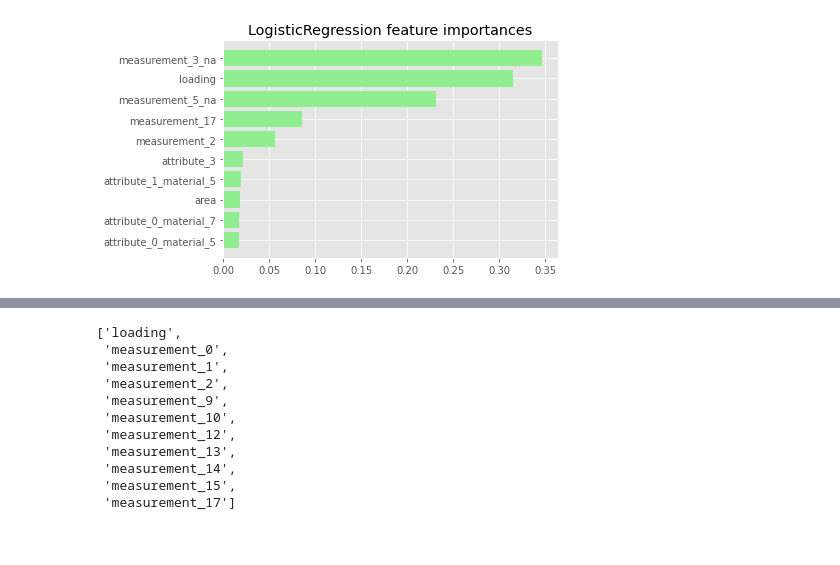
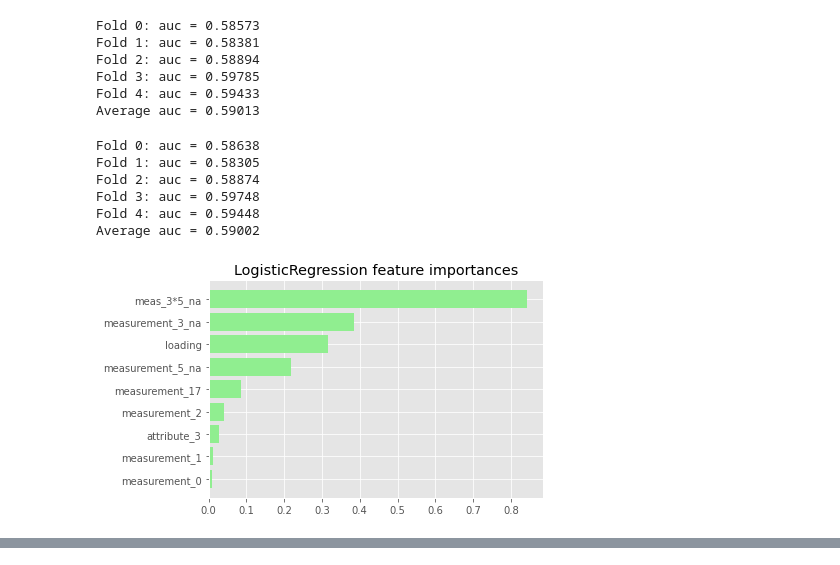
Before and after one commit to Graham-Broughton/S2E8, a Jupyter notebook: notebooks/GI/5.Feature_Selection.ipynb, the cells around one changed output, grey strips where cells are left out. Saved outputs shown, nothing was run; the diff lists cells and outputs as text; code cells hidden in the pictures.

```diff
--- a/notebooks/GI/5.Feature_Selection.ipynb
+++ b/notebooks/GI/5.Feature_Selection.ipynb
@@ -83,16 +80,60 @@ Average auc = 0.59013
+# %%
+auc_list, test_pred_list, importance_list, preds = run_model(data)
+# %% [output]
+Fold 0: auc = 0.58573
+Fold 1: auc = 0.58381
+Fold 2: auc = 0.58894
+Fold 3: auc = 0.59785
+Fold 4: auc = 0.59433
+Average auc = 0.59013
 # %%
 sub = pd.read_csv(CFG['SUBMISSIONS'] + 'sample_submission.csv', index_col='id')
 sub['failure'] = preds
 sub.to_csv(CFG['SUBMISSIONS'] + 'ohe_ss_nomeasures3-16.csv', index='id')
 # %%
-importance_df = pd.DataFrame(np.array(importance_list).T, index=train.drop(['product_code', 'failure'], axis=1).columns)
-importance_df['mean'] = importance_df.mean(axis=1).abs()
-importance_df['feature'] = train.drop(['product_code', 'failure'], axis=1).columns
-importance_df = importance_df.sort_values('mean', ascending=False).reset_index().head(10)
-plt.barh(importance_df.index, importance_df['mean'], color='lightgreen')
-plt.gca().invert_yaxis()
-plt.yticks(ticks=importance_df.index, labels=importance_df['feature'])
-plt.title('LogisticRegression feature importances')
-plt.show()
+def plot_importances(importance_list, df):
+    train, test = df[df['failure'].notnull()], df[df['failure'].isna()]
+
+    importance_df = pd.DataFrame(np.array(importance_list).T, index=train.drop(['product_code', 'failure'], axis=1).columns)
+    importance_df['mean'] = importance_df.mean(axis=1).abs()
+    importance_df['feature'] = train.drop(['product_code', 'failure'], axis=1).columns
+    importance_df = importance_df.sort_values('mean', ascending=False).reset_index().head(10)
+    plt.barh(importance_df.index, importance_df['mean'], color='lightgreen')
+    plt.gca().invert_yaxis()
+    plt.yticks(ticks=importance_df.index, labels=importance_df['feature'])
+    plt.title('LogisticRegression feature importances')
+    plt.show()
+
+plot_importances(importance_list)
-# %% [output]
-[figure, removed]
+# %%
+def prepro_v2(df):
+    df = data.copy()
+    df['attribute_0'], df['attribute_1'] = LabelEncoder().fit_transform(df['attribute_0']), LabelEncoder().fit_transform(df['attribute_1'])
+    #df = pd.concat([pd.get_dummies(df[['attribute_0', 'attribute_1']], drop_first=True), df], axis=1).drop(['attribute_0', 'attribute_1'], axis=1)
+
+    df['meas_3*5_na'] = df['measurement_3_na'] * df['measurement_5_na']
+    # df['meas_3*5'] = df['measurement_3'] * df['measurement_5']
+    df['loading'] = PowerTransformer().fit_transform(df['loading'].values.reshape(-1, 1))
+    df['measurement_0'] = PowerTransformer().fit_transform(df['measurement_0'].values.reshape(-1, 1))
+    df['measurement_1'] = PowerTransformer().fit_transform(df['measurement_1'].values.reshape(-1, 1))
+    df['measurement_2'] = PowerTransformer().fit_transform(df['measurement_2'].values.reshape(-1, 1))
+
+    scaler_list = df[cont_feats.tolist()].drop('failure', axis=1).columns.tolist()
+    df[scaler_list] = StandardScaler().fit_transform(df[scaler_list])
+    df.drop([f'measurement_{i}' for i in range(3, 17)], axis=1, inplace=True)
+    df.drop(['attribute_0', 'attribute_1', 'area', 'attribute_2'],axis=1, inplace=True)
+    return df
+
+test = prepro_v2(data)
+# %%
+_, _, importance_list, preds = run_model(test)
+
+plot_importances(importance_list, test)
+# %% [output]
+Fold 0: auc = 0.58638
+Fold 1: auc = 0.58305
+Fold 2: auc = 0.58874
+Fold 3: auc = 0.59748
+Fold 4: auc = 0.59448
+Average auc = 0.59002
+[figure, added]
@@ -138,14 +177,0 @@ data[andy_nonormal] = PowerTransformer().fit_transform(data[andy_nonormal])
-# %%
-andy_nonormal
-# %% [output]
-['loading',
- 'measurement_0',
- 'measurement_1',
- 'measurement_2',
- 'measurement_9',
- 'measurement_10',
- 'measurement_12',
- 'measurement_13',
- 'measurement_14',
- 'measurement_15',
- 'measurement_17']
```
Also changed, not shown: parts of 7 cells of this notebook, 4 other files.
